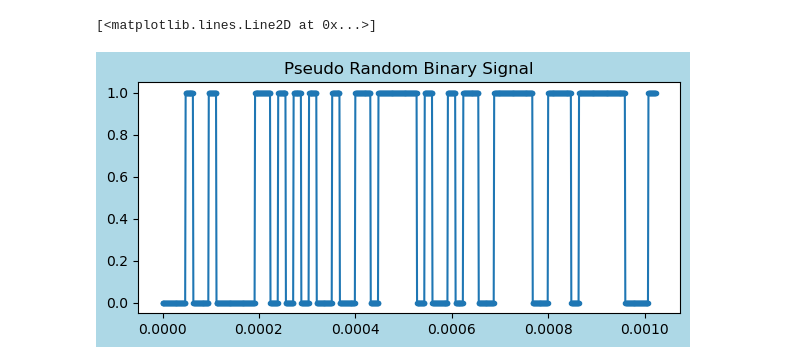
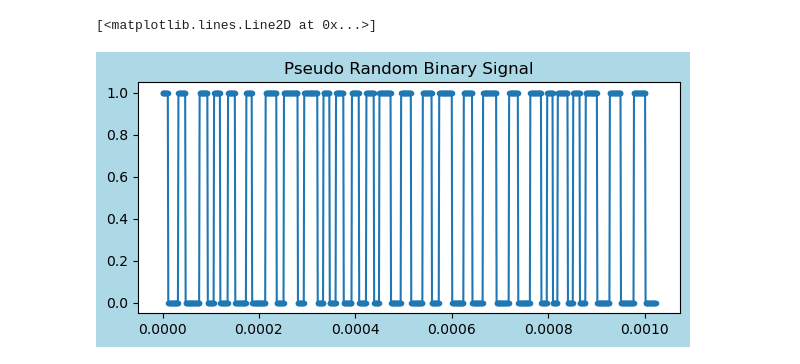
Before and after one commit to tacticstactics/Random_signal_generator, a Jupyter notebook: binary-1.ipynb, the cells around one changed output. Drawn from its saved outputs; the diff is of its cells as text; code cells hidden in the pictures.

```diff
--- a/binary-1.ipynb
+++ b/binary-1.ipynb
@@ -1,17 +29,8 @@
 # %%
-import numpy as np
-import matplotlib.pyplot as plt
-
-samplerate = 2 ** 10
-N = 2* samplerate
-
-timestep =  1e-6
-tcol = np.linspace(0.0, timestep * samplerate, samplerate, endpoint=False)
-
 a1_range = [0, 1] # amplitude range
 a1 = np.random.rand(samplerate) * (a1_range[1]-a1_range[0]) + a1_range[0]
 
-b1_range = [1, 3] # frequency range
+b1_range = [10, 30] # frequency range
 b1 = np.random.rand(samplerate) *(b1_range[1]-b1_range[0]) + b1_range[0]
 b1 = np.round(b1)
 b1 = b1.astype(int)
@@ -21,44 +40,35 @@ for i in range(1,np.size(b1)):
     b1[i] = b1[i-1]+b1[i]
 
 i=0
 random_analog_signal = np.zeros(samplerate)
 while b1[i]<np.size(random_analog_signal):
     k = b1[i]
     random_analog_signal[k:] = a1[i]
     i=i+1
 
 # prbs1, Pseudo random digital signal(prbs), type 1
 amp_prbs = 1
 
 a1 = np.zeros(samplerate)
 
 j = 0
 while j < samplerate:
     a1[j] = amp_prbs
     a1[j+1] = 0
     j = j+2
 
 i=0
 prbs1 = np.zeros(samplerate)
 while b1[i]<np.size(prbs1):
     k = b1[i]
     prbs1[k:] = a1[i]
     i=i+1
 
-# prbs2, Pseudo Random multilevel Digital signal, type 2
-numberofpointspersymbol = 2 ** 6
-repetitions1 = samplerate / numberofpointspersymbol
+fig2 = plt.figure(figsize = (7,3), facecolor='lightblue')
 
-rand_int1 = np.random.randint(0, 2, numberofpointspersymbol) # 0 or 1
-prbs2 = amp_prbs * np.repeat(rand_int1, repetitions1)
-#prbs2 = np.repeat([0,1,0,1,1,0,1,0], repetitions1)
-
-
-fig1 = plt.figure(figsize = (7,3), facecolor='lightblue')
-
-ax1_1 = fig1.add_subplot(1, 1, 1)
-ax1_1.set_title("Pseudo Random Binary Signal")
-ax1_1.plot(tcol, prbs2, ".-")
+ax2_1 = fig2.add_subplot(1, 1, 1)
+ax2_1.set_title("Pseudo Random Binary Signal")
+ax2_1.plot(tcol, prbs1, ".-")
 # %% [output]
 [<matplotlib.lines.Line2D at 0x...>]
-[figure, old version]
+[figure, new version]
```
Also changed, not shown: parts of 4 cells of this notebook, 3 other files.
